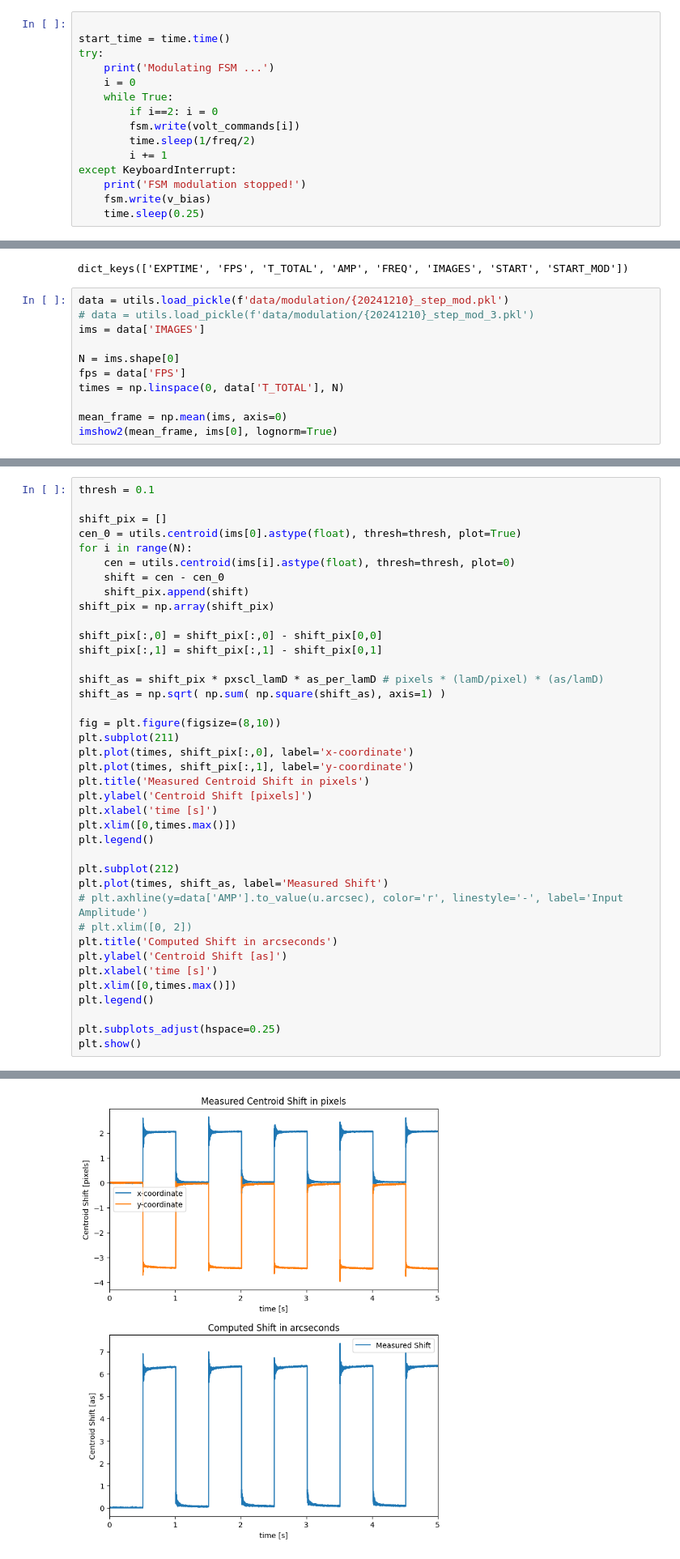
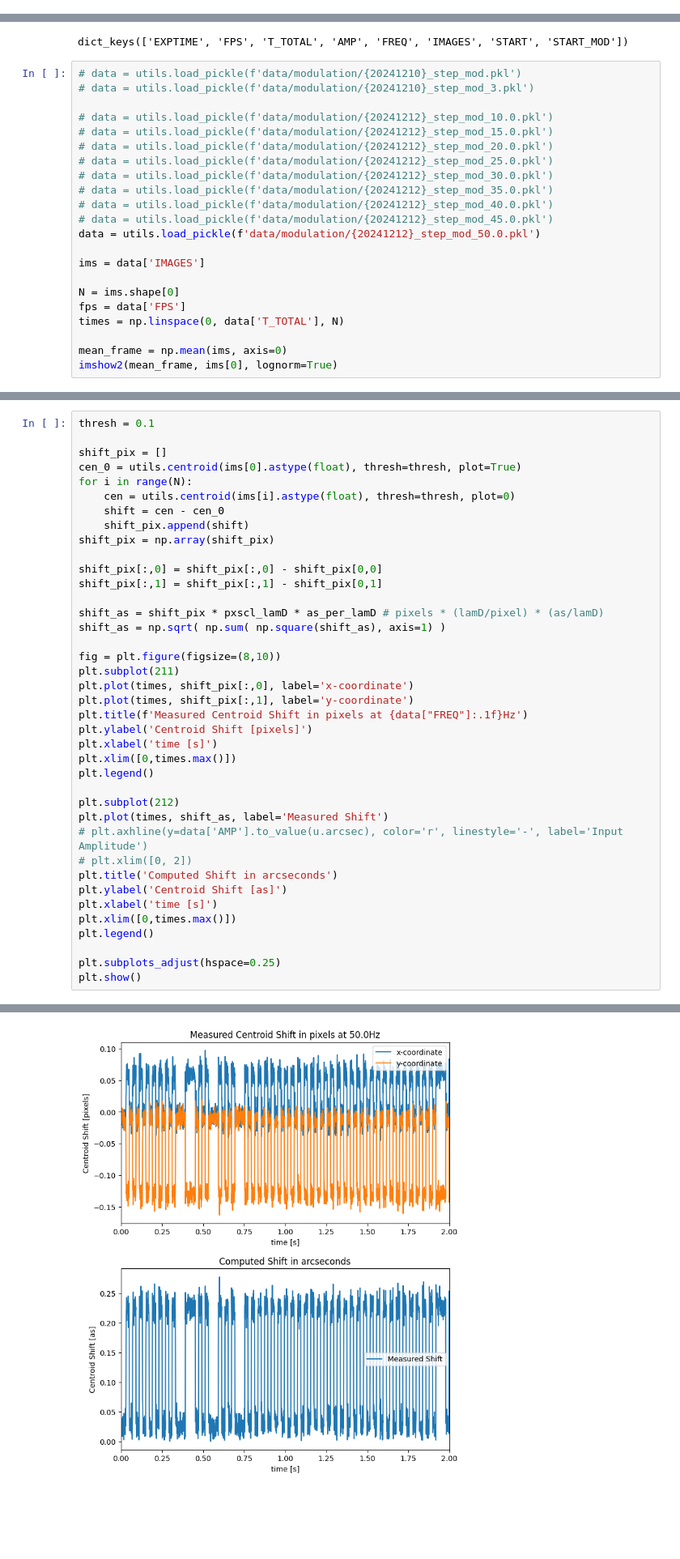
Before and after one commit to nick-lambert/fsm-exps, a Jupyter notebook: record_step_modulation.ipynb, the cells around one changed output, grey strips where cells are left out. Shown at 81% size. Saved outputs shown, nothing was run; the diff lists cells and outputs as text; blank space fills up the shorter version.

```diff
--- a/record_step_modulation.ipynb
+++ b/record_step_modulation.ipynb
@@ -94,15 +70,0 @@ plt.show()
-# %%
-
-start_time = time.time()
-try:
-    print('Modulating FSM ...')
-    i = 0
-    while True:
-        if i==2: i = 0
-        fsm.write(volt_commands[i])
-        time.sleep(1/freq/2)
-        i += 1
-except KeyboardInterrupt:
-    print('FSM modulation stopped!')
-    fsm.write(v_bias)
-    time.sleep(0.25)
@@ -175,8 +165,19 @@ data.keys()
 # %% [output]
 dict_keys(['EXPTIME', 'FPS', 'T_TOTAL', 'AMP', 'FREQ', 'IMAGES', 'START', 'START_MOD'])
 # %%
-data = utils.load_pickle(f'data/modulation/{20241210}_step_mod.pkl')
+# data = utils.load_pickle(f'data/modulation/{20241210}_step_mod.pkl')
 # data = utils.load_pickle(f'data/modulation/{20241210}_step_mod_3.pkl')
+
+# data = utils.load_pickle(f'data/modulation/{20241212}_step_mod_10.0.pkl')
+# data = utils.load_pickle(f'data/modulation/{20241212}_step_mod_15.0.pkl')
+# data = utils.load_pickle(f'data/modulation/{20241212}_step_mod_20.0.pkl')
+# data = utils.load_pickle(f'data/modulation/{20241212}_step_mod_25.0.pkl')
+# data = utils.load_pickle(f'data/modulation/{20241212}_step_mod_30.0.pkl')
+# data = utils.load_pickle(f'data/modulation/{20241212}_step_mod_35.0.pkl')
+# data = utils.load_pickle(f'data/modulation/{20241212}_step_mod_40.0.pkl')
+# data = utils.load_pickle(f'data/modulation/{20241212}_step_mod_45.0.pkl')
+data = utils.load_pickle(f'data/modulation/{20241212}_step_mod_50.0.pkl')
+
 ims = data['IMAGES']
 
 N = ims.shape[0]
@@ -208,7 +213,7 @@ fig = plt.figure(figsize=(8,10))
 plt.subplot(211)
 plt.plot(times, shift_pix[:,0], label='x-coordinate')
 plt.plot(times, shift_pix[:,1], label='y-coordinate')
-plt.title('Measured Centroid Shift in pixels')
+plt.title(f'Measured Centroid Shift in pixels at {data["FREQ"]:.1f}Hz')
 plt.ylabel('Centroid Shift [pixels]')
 plt.xlabel('time [s]')
 plt.xlim([0,times.max()])
@@ -231 +236 @@ plt.show()
-[figure, old version]
+[figure, new version]
```
Also changed, not shown: parts of 20 cells of this notebook, 3 other files.
